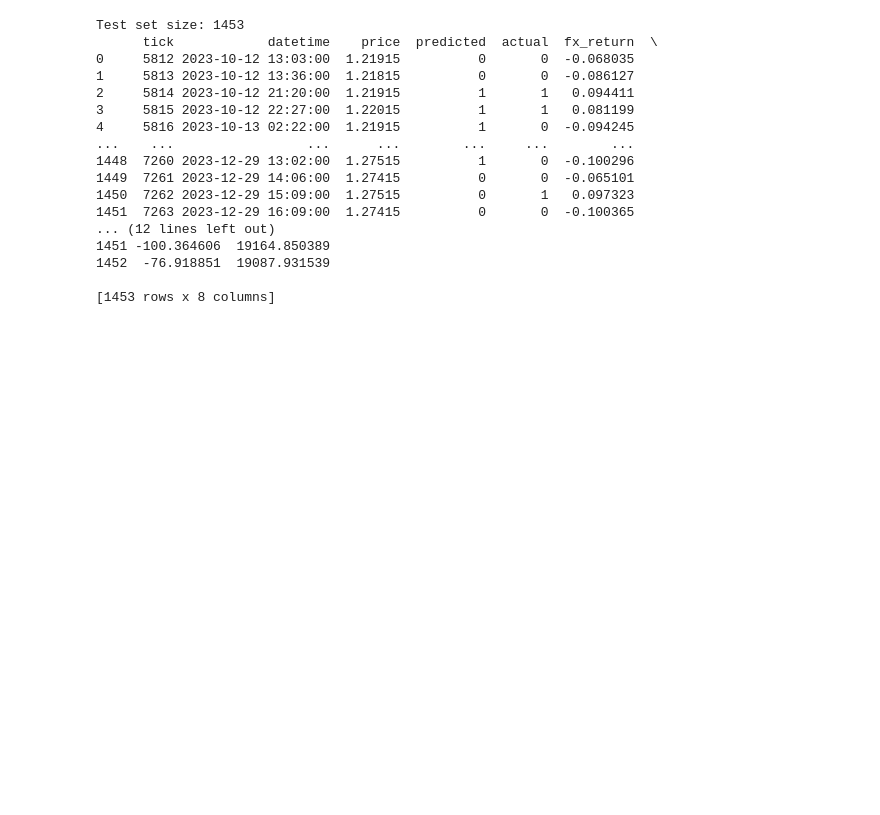
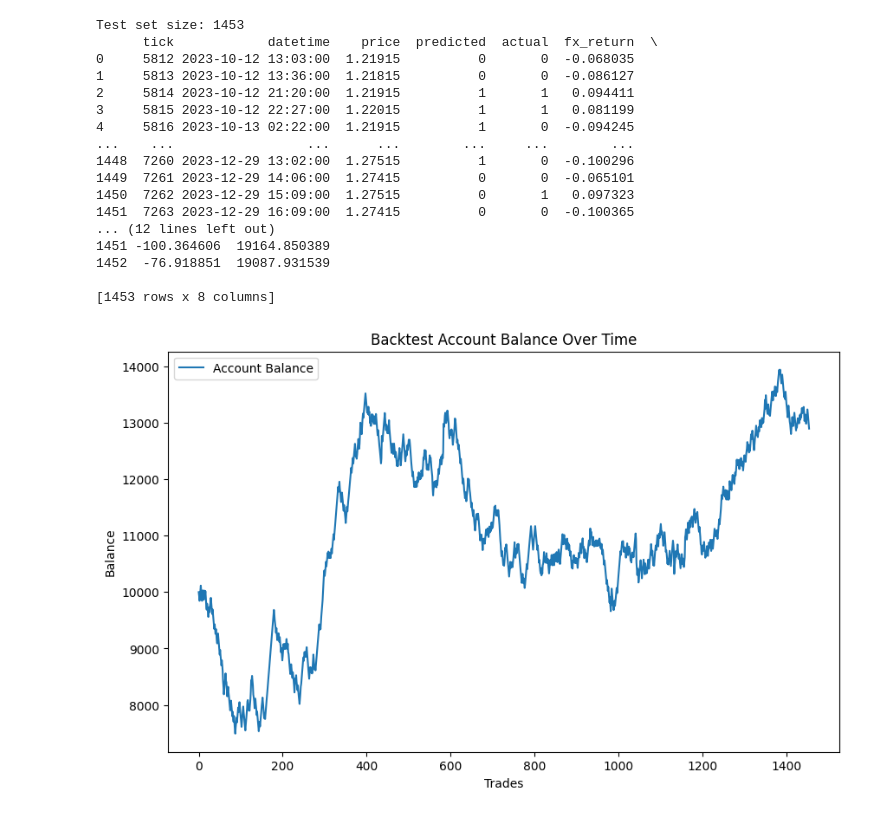
Before and after one commit to morma03/fx_strategy, a Jupyter notebook: notebooks/random_forrest.ipynb, the cells around one changed output. Saved outputs shown, nothing was run; the diff lists cells and outputs as text; code cells hidden in the pictures; blank space fills up the shorter version.

Commit message:
add random forrest for train:test:backtes=60:20:20

```diff
--- a/notebooks/random_forrest.ipynb
+++ b/notebooks/random_forrest.ipynb
@@ -271,3 +435,26 @@ Test set size: 1453
 1452  -76.918851  19087.931539
 
 [1453 rows x 8 columns]
+# %%
+# Run backtest -> train:test:backtest=60:40:40, backtest using the new data
+balance_history, trade_log = run_backtest(df.iloc[test_end:], X_backtest, y_backtest, y_pred_backtest)
+
+# Convert trade_log to a DataFrame for easier analysis
+trade_log_df = pd.DataFrame(trade_log)
+
+# Plot balance history
+plt.figure(figsize=(10, 6))
+plt.plot(balance_history, label='Account Balance')
+plt.title('Backtest Account Balance Over Time')
+plt.xlabel('Trades')
+plt.ylabel('Balance')
+plt.legend()
+plt.show()
+
+print(f"Test set size: {len(X_test)}")
+
+# Display trade log
+print(trade_log_df)
+trade_log_df.to_csv(rf'{model_output_filepath}/{year}_{ccy}_backtesting.csv')
+# %% [output]
+[figure, added]
```
Also changed, not shown: parts of 4 cells of this notebook.
